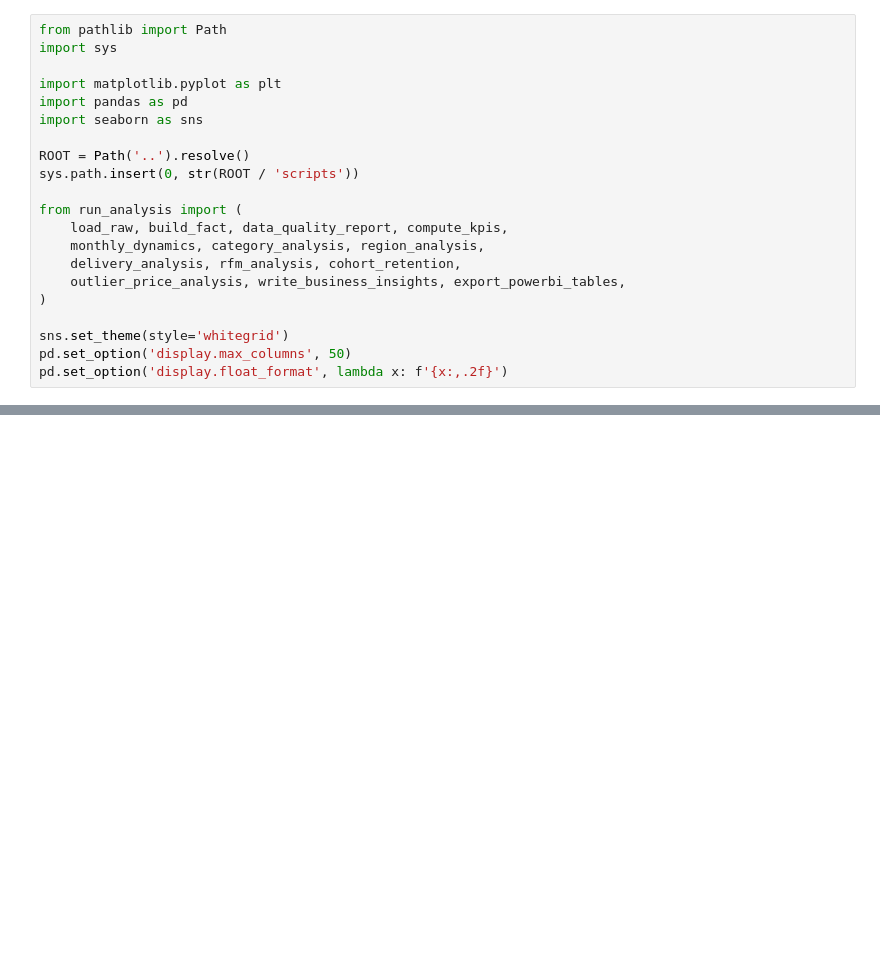
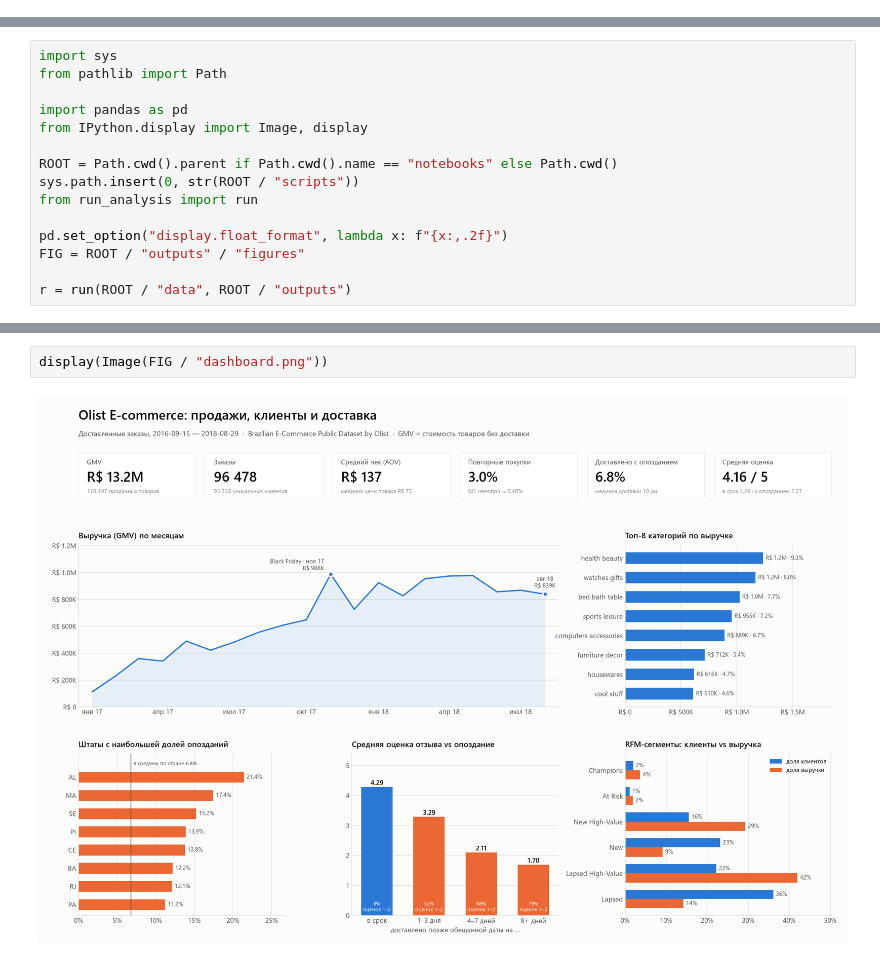
Before and after one commit to Grustnyykater/clienpovEV, a Jupyter notebook: notebooks/01_olist_ecommerce_analytics.ipynb, the cells around one changed output, grey strips where cells are left out. Cells and saved outputs as stored; diff of their text form; blank space fills up the shorter version.

```diff
--- a/notebooks/01_olist_ecommerce_analytics.ipynb
+++ b/notebooks/01_olist_ecommerce_analytics.ipynb
@@ -7,21 +0,0 @@ EDA → product metrics → RFM → cohort retention.
-# %%
-from pathlib import Path
-import sys
-
-import matplotlib.pyplot as plt
-import pandas as pd
-import seaborn as sns
-
-ROOT = Path('..').resolve()
-sys.path.insert(0, str(ROOT / 'scripts'))
-
-from run_analysis import (
-    load_raw, build_fact, data_quality_report, compute_kpis,
-    monthly_dynamics, category_analysis, region_analysis,
-    delivery_analysis, rfm_analysis, cohort_retention,
-    outlier_price_analysis, write_business_insights, export_powerbi_tables,
-)
-
-sns.set_theme(style='whitegrid')
-pd.set_option('display.max_columns', 50)
-pd.set_option('display.float_format', lambda x: f'{x:,.2f}')
@@ -84,0 +13,15 @@ print(write_business_insights(
+# %%
+import sys
+from pathlib import Path
+
+import pandas as pd
+from IPython.display import Image, display
+
+ROOT = Path.cwd().parent if Path.cwd().name == "notebooks" else Path.cwd()
+sys.path.insert(0, str(ROOT / "scripts"))
+from run_analysis import run
+
+pd.set_option("display.float_format", lambda x: f"{x:,.2f}")
+FIG = ROOT / "outputs" / "figures"
+
+r = run(ROOT / "data", ROOT / "outputs")
@@ -84,0 +83,4 @@ print(write_business_insights(
+# %%
+display(Image(FIG / "dashboard.png"))
+# %% [output]
+[figure, added]
```
Also changed, not shown: parts of 41 cells of this notebook, 28 other files.
